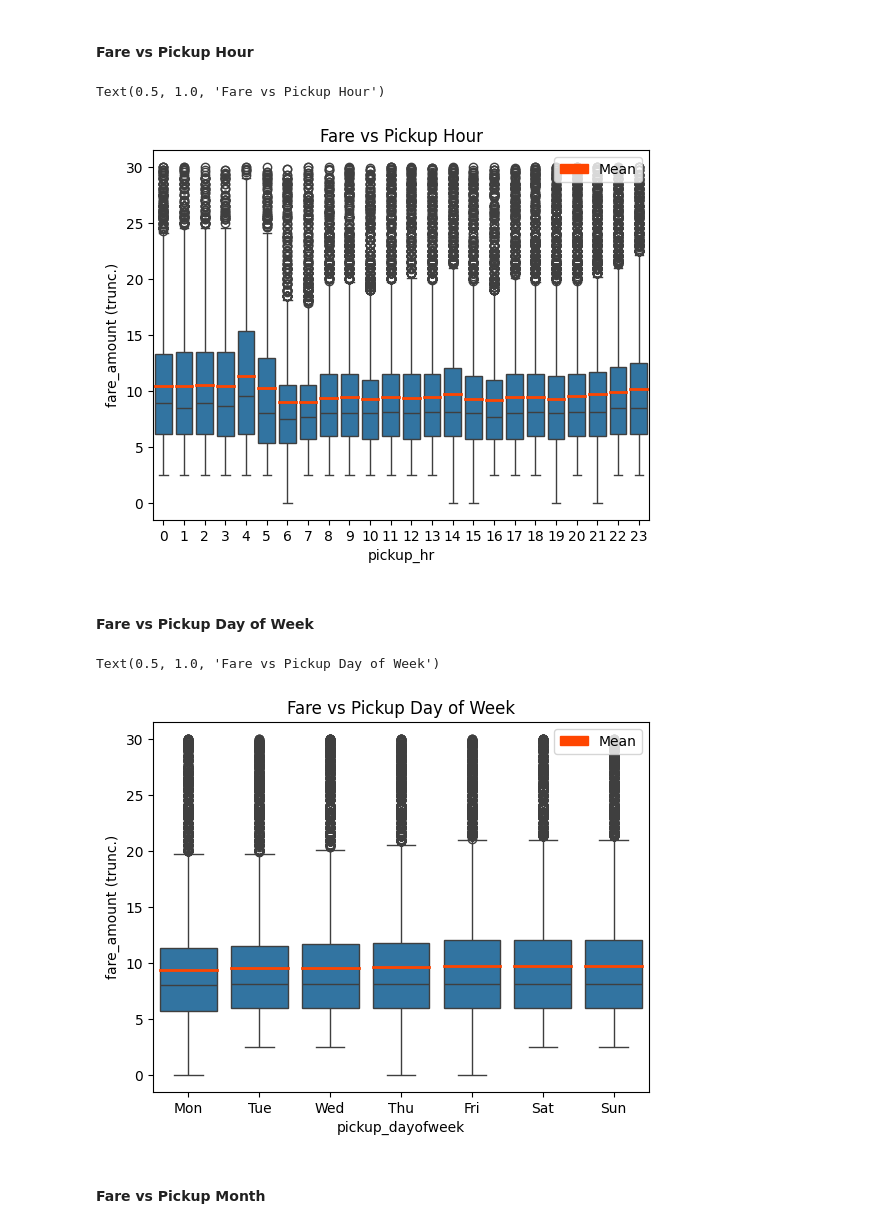
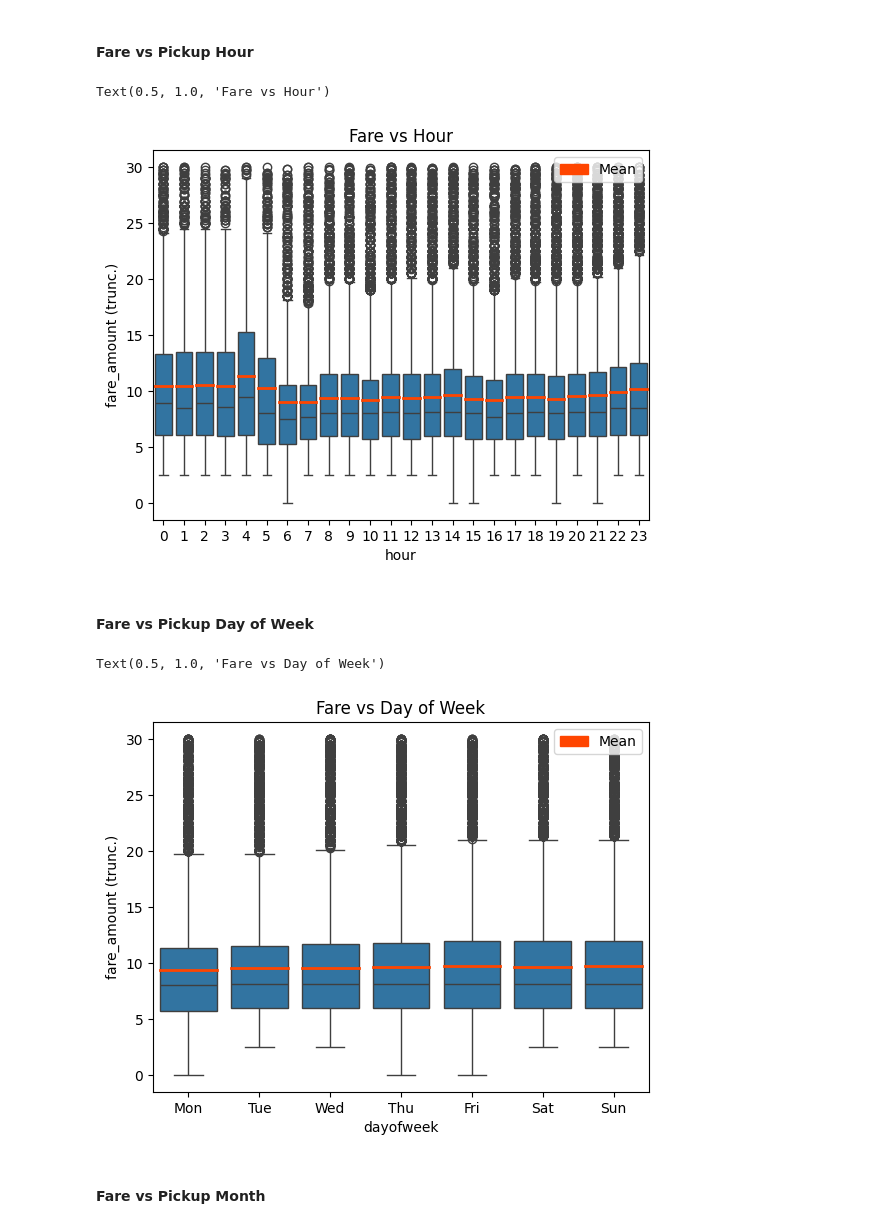
Before and after one commit to ahealion1/Data-Science-Projects, a Jupyter notebook: TaxiFarePrediction/taxi-fare-prediction.ipynb, the cells around one changed output. Cells and saved outputs as stored; diff of their text form; code cells hidden in the pictures.

```diff
--- a/TaxiFarePrediction/taxi-fare-prediction.ipynb
+++ b/TaxiFarePrediction/taxi-fare-prediction.ipynb
@@ -326,13 +326,13 @@ memory usage: 6.6+ MB
 # %% [markdown]
 ### Time
 # %%
-taxi['pickup_hr'] = taxi['pickup_datetime'].dt.hour
-taxi['pickup_dayofweek'] = taxi['pickup_datetime'].dt.dayofweek
-taxi['pickup_dayofweek'].replace({0:'Mon', 1:'Tue', 2:'Wed', 3:'Thu', 4:'Fri', 5:'Sat', 6:'Sun', }, inplace=True)
-taxi['pickup_month'] = taxi['pickup_datetime'].dt.month
-taxi['pickup_year'] = taxi['pickup_datetime'].dt.year
+taxi['hour'] = taxi['pickup_datetime'].dt.hour
+taxi['dayofweek'] = taxi['pickup_datetime'].dt.dayofweek
+taxi['dayofweek'].replace({0:'Mon', 1:'Tue', 2:'Wed', 3:'Thu', 4:'Fri', 5:'Sat', 6:'Sun', }, inplace=True)
+taxi['month'] = taxi['pickup_datetime'].dt.month
+taxi['year'] = taxi['pickup_datetime'].dt.year
 
-taxi['pickup_nighttime'] = (taxi['pickup_hr'] >= 20) | (taxi['pickup_hr'] <= 5)
+taxi['nighttime'] = (taxi['hour'] >= 20) | (taxi['hour'] <= 5)
 # %%
 taxi.head(20)
 # %% [output]
@@ -364,21 +364,21 @@ clust_name_dict = {i:f'cluster_{c}' for i,c in enumerate(ascii_uppercase)}
 
 pickup_locs = taxi[['pickup_longitude', 'pickup_latitude']]
 
-kmeans = KMeans(n_clusters=8, n_init=10)
+kmeans = KMeans(n_clusters=16, n_init=10)
 kmeans.fit(pickup_locs)
 
 taxi['pickup_loc'] = pd.Series(kmeans.labels_).replace(clust_name_dict)
 # %%
 dropoff_locs = taxi[['dropoff_longitude', 'dropoff_latitude']]
 
-kmeans = KMeans(n_clusters=8, n_init=10)
+kmeans = KMeans(n_clusters=16, n_init=10)
 kmeans.fit(dropoff_locs)
 
 taxi['dropoff_loc'] = pd.Series(kmeans.labels_).replace(clust_name_dict)
 # %%
 distance_locs = taxi[['distance_km', 'pickup_longitude', 'pickup_latitude', 'dropoff_longitude', 'dropoff_latitude']]
 
-kmeans = KMeans(n_clusters=8, n_init=10)
+kmeans = KMeans(n_clusters=16, n_init=10)
 kmeans.fit(distance_locs)
 
 taxi['distance_loc'] = pd.Series(kmeans.labels_).replace(clust_name_dict)
@@ -462,23 +462,23 @@ sns.boxplot(data=taxi_pass_red.loc[taxi_pass_red['fare_amount'] <= 50], x='multi
 # %% [markdown]
 #### Fare vs Pickup Hour
 # %%
-fare_hr_box = sns.boxplot(data=taxi.loc[taxi['fare_amount'] <= 30], x='pickup_hr', y='fare_amount', showmeans=True, meanline=True, meanprops={'linestyle':'-', 'linewidth':2, 'color':'orangered'})
-fare_hr_box.set_ylabel(f'{fare_hr_box.get_ylabel()} (trunc.)')
+fare_hour_box = sns.boxplot(data=taxi.loc[taxi['fare_amount'] <= 30], x='hour', y='fare_amount', showmeans=True, meanline=True, meanprops={'linestyle':'-', 'linewidth':2, 'color':'orangered'})
+fare_hour_box.set_ylabel(f'{fare_hour_box.get_ylabel()} (trunc.)')
 plt.legend(handles=[mpatches.Patch(color='orangered', label='Mean')], loc='upper right')
-plt.title('Fare vs Pickup Hour')
+plt.title('Fare vs Hour')
 # %% [output]
-Text(0.5, 1.0, 'Fare vs Pickup Hour')
+Text(0.5, 1.0, 'Fare vs Hour')
-[figure, old version]
+[figure, new version]
 # %% [markdown]
 #### Fare vs Pickup Day of Week
 # %%
-fare_dayofweek_box = sns.boxplot(data=taxi.loc[taxi['fare_amount'] <= 30], x='pickup_dayofweek', y='fare_amount', order=['Mon', 'Tue', 'Wed', 'Thu', 'Fri', 'Sat', 'Sun'], showmeans=True, meanline=True, meanprops={'linestyle':'-', 'linewidth':2, 'color':'orangered'})
+fare_dayofweek_box = sns.boxplot(data=taxi.loc[taxi['fare_amount'] <= 30], x='dayofweek', y='fare_amount', order=['Mon', 'Tue', 'Wed', 'Thu', 'Fri', 'Sat', 'Sun'], showmeans=True, meanline=True, meanprops={'linestyle':'-', 'linewidth':2, 'color':'orangered'})
 fare_dayofweek_box.set_ylabel(f'{fare_dayofweek_box.get_ylabel()} (trunc.)')
 plt.legend(handles=[mpatches.Patch(color='orangered', label='Mean')], loc='upper right')
-plt.title('Fare vs Pickup Day of Week')
+plt.title('Fare vs Day of Week')
 # %% [output]
-Text(0.5, 1.0, 'Fare vs Pickup Day of Week')
+Text(0.5, 1.0, 'Fare vs Day of Week')
-[figure, old version]
+[figure, new version]
 # %% [markdown]
 #### Fare vs Pickup Month
 # %%
```
Also changed, not shown: parts of 6 cells of this notebook.
